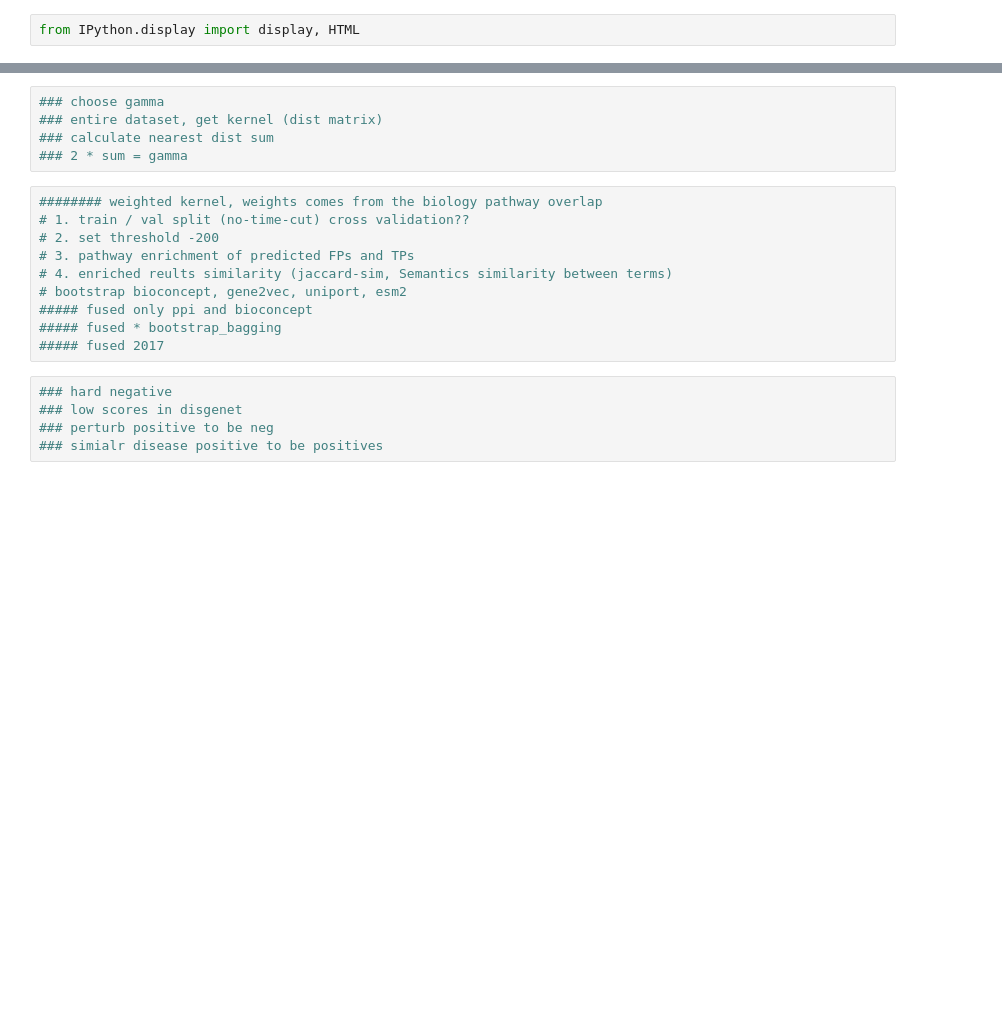
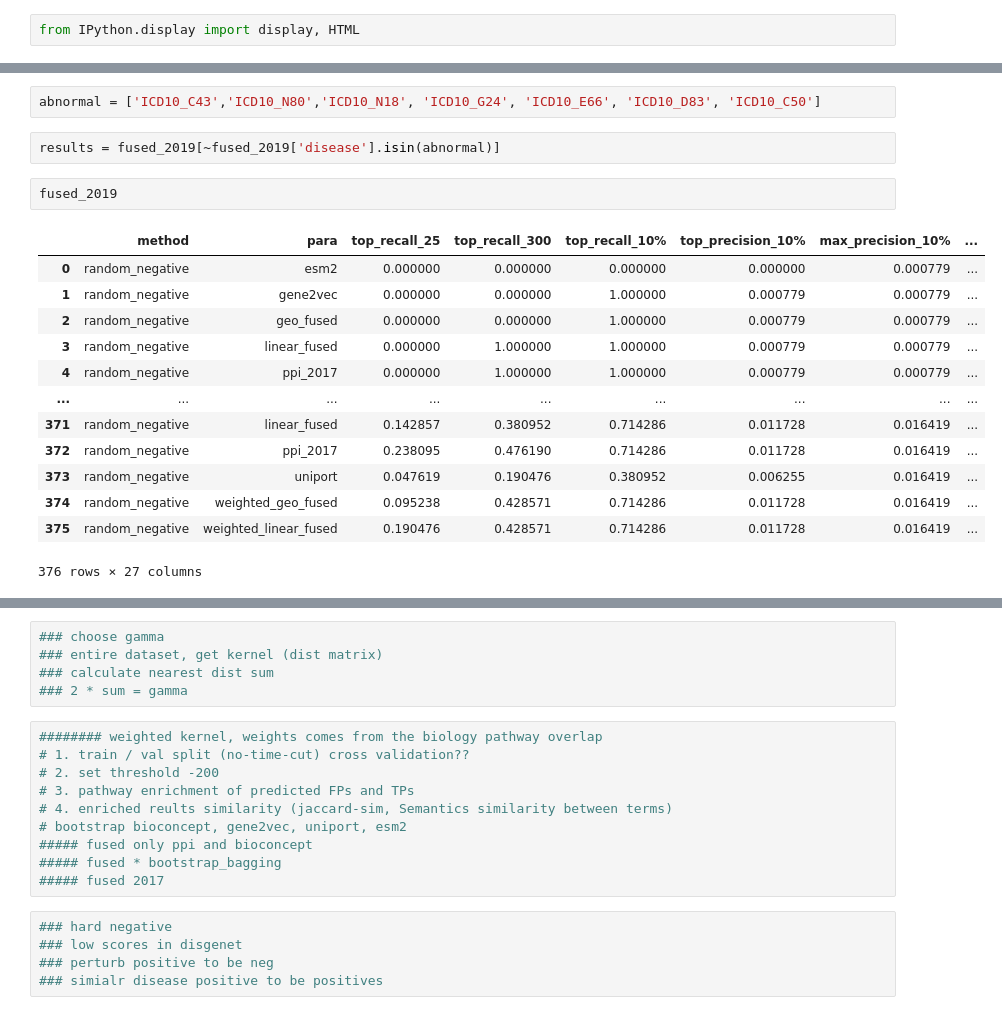
Before and after one commit to ZiyuZhang1/svm, a Jupyter notebook: codes/results_analysis_clear.ipynb, the cells around one changed output, grey strips where cells are left out. Cells and saved outputs as stored; diff of their text form; blank space fills up the shorter version.

```diff
--- a/codes/results_analysis_clear.ipynb
+++ b/codes/results_analysis_clear.ipynb
@@ -460,0 +410,20 @@ styled_df
+# %%
+abnormal = ['ICD10_C43','ICD10_N80','ICD10_N18', 'ICD10_G24', 'ICD10_E66', 'ICD10_D83', 'ICD10_C50']
+# %%
+results = fused_2019[~fused_2019['disease'].isin(abnormal)]
+# %%
+fused_2019
+# %% [output]
+|  | method | para | top_recall_25 | top_recall_300 | top_recall_10% | top_precision_10% | max_precision_10% | ... |
+| 0 | random_negative | esm2 | 0.000000 | 0.000000 | 0.000000 | 0.000000 | 0.000779 | ... |
+| 1 | random_negative | gene2vec | 0.000000 | 0.000000 | 1.000000 | 0.000779 | 0.000779 | ... |
+| 2 | random_negative | geo_fused | 0.000000 | 0.000000 | 1.000000 | 0.000779 | 0.000779 | ... |
+| 3 | random_negative | linear_fused | 0.000000 | 1.000000 | 1.000000 | 0.000779 | 0.000779 | ... |
+| 4 | random_negative | ppi_2017 | 0.000000 | 1.000000 | 1.000000 | 0.000779 | 0.000779 | ... |
+| ... | ... | ... | ... | ... | ... | ... | ... | ... |
+| 371 | random_negative | linear_fused | 0.142857 | 0.380952 | 0.714286 | 0.011728 | 0.016419 | ... |
+| 372 | random_negative | ppi_2017 | 0.238095 | 0.476190 | 0.714286 | 0.011728 | 0.016419 | ... |
+| 373 | random_negative | uniport | 0.047619 | 0.190476 | 0.380952 | 0.006255 | 0.016419 | ... |
+| 374 | random_negative | weighted_geo_fused | 0.095238 | 0.428571 | 0.714286 | 0.011728 | 0.016419 | ... |
+| 375 | random_negative | weighted_linear_fused | 0.190476 | 0.428571 | 0.714286 | 0.011728 | 0.016419 | ... |
+376 rows × 27 columns
```
Also changed, not shown: parts of 19 cells of this notebook, 13 other files.
